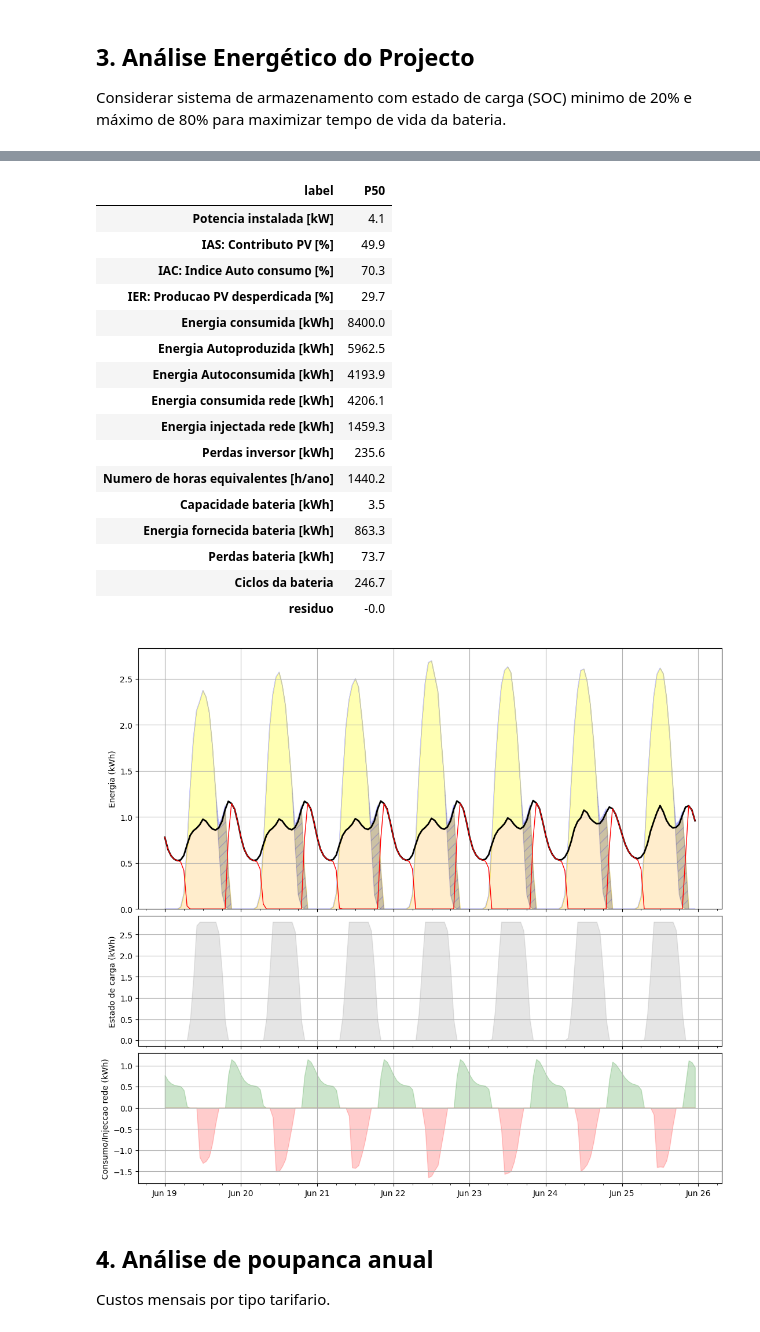
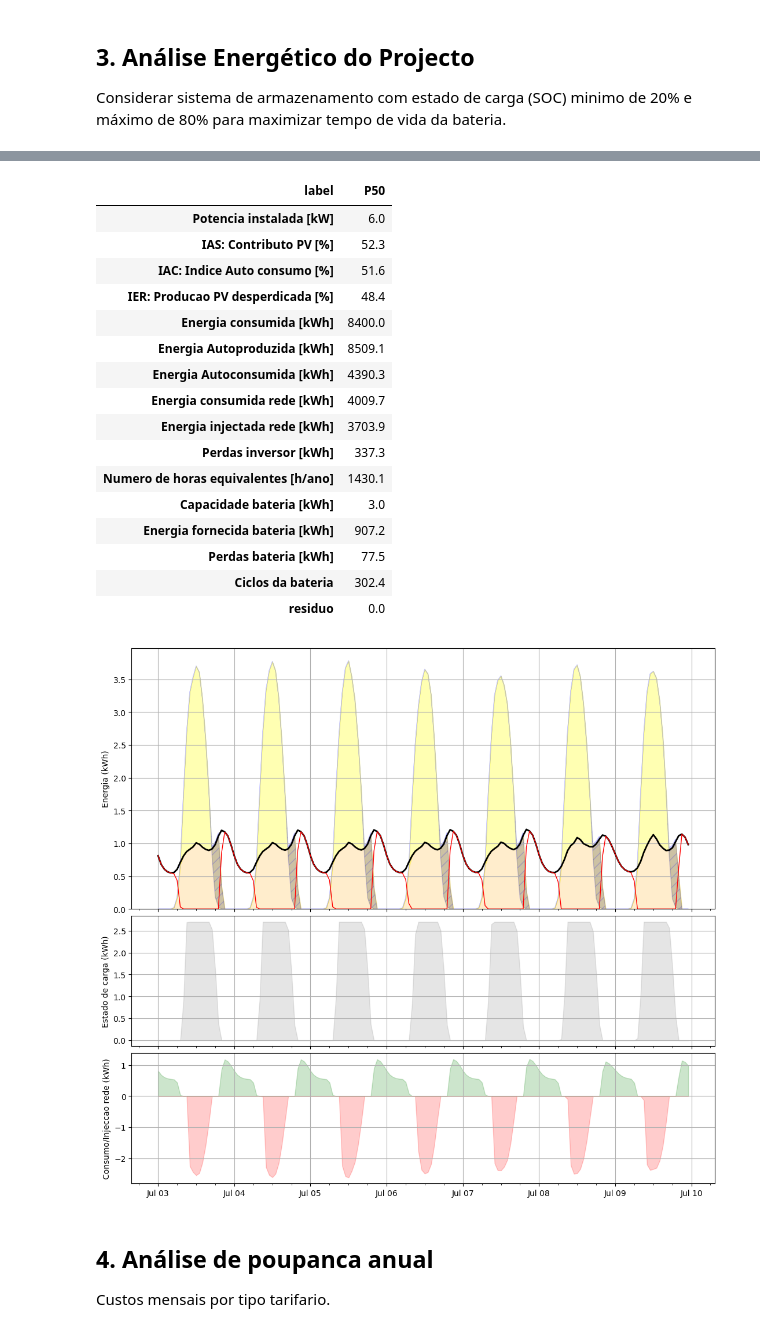
Before and after one commit to mig-l-f/ao-sol, a Jupyter notebook: docs/exemplos/Analise_UPAC_com_bateria.ipynb, the cells around one changed output, grey strips where cells are left out. Cells and saved outputs as stored; diff of their text form; code cells hidden in the pictures.

Commit message:
Update documentacao com exemplos pvgis e consumo

```diff
--- a/docs/exemplos/Analise_UPAC_com_bateria.ipynb
+++ b/docs/exemplos/Analise_UPAC_com_bateria.ipynb
@@ -23,7 +23,7 @@ from IPython.display import HTML, display, display_html
 Analise de um projecto de UPAC com dados de consumo obtidos do portal e-redes, dados de produção obtidos da plataforma PVGIS e subsequente análise dos indicadores principais do projecto: indice auto consumo (IAC), indice de auto suficiência (IAS) e indice entrega à rede (IER). É feita também uma análise financeiro do projecto.
 # %%
 # Parametros do projecto
-nome_projecto = 'Covilha_4.1Kw+3.5Kwh'
+nome_projecto = 'Covilha_6.0Kw+3Kwh'
 # =====================
 # Consumo
 # =====================
@@ -35,14 +35,14 @@ fich_perfil_eredes = r"./consumo/perfis_eredes/E-REDES_Perfil_Consumo_2023.csv"
 # =====================
 # Producao
 # =====================
-capacidade_instalada = 4.14 # em kW
+capacidade_instalada = 5.95 # em kW
 ano_producao = 2023 # converter as datas de producao para este ano
 # Opcoes API PVGIS
 inicio_ano_pvgis = 2005
 fim_ano_pvgis = 2023 # PVGIS-SARAH3 na V5.3 (2005-2023)
 lat = 40.280  # Covilha
 lon = -7.504
-inclinacao = 30
+inclinacao = 45
 azimute = 0.0 # azimute = 180 + x; 0 = Sul
 perdas = 14 # %
 eficiencia_inversor = 0.96
@@ -51,10 +51,11 @@ eficiencia_inversor = 0.96
 # Analise energetica
 # =====================
 analise_com_bateria = True
-capacidade_bat = 3.5 # kWh
+capacidade_bat = 3 # kWh
 soc_min = 0.1 # limite maximo descarregamento em %
-soc_max = 0.9 # limite maximo carregamento em %
+soc_max = 1. # limite maximo carregamento em %, segundo documentacao capacidade util 2.7 kWh 0.9 DOD
 eficiencia_bateria = 0.92
+pot_maxima_bateria = 2.5 # kW , de acordo com documentação
 
 # =====================
 # Analise poupanca anual
@@ -83,12 +84,11 @@ taxa_degradacao_sistema = 0.7 # %/ano
 taxa_inflacao = 2.0 # %/ano
 
 # Custos do projecto
-#total = 2420 + 450 + 150 + 1396 # €
 # investimento_estimado = pv + instalacao + outros_custos
-custo_pv = 2420
-custo_bat = 1396 # plyontech us3000c
+custo_pv = 4044 # 14 trina solar 425Wp + Solax X1-Hybrid 6.0T
+custo_bat = 2000 # Solax triple power T30 3 kWh
 custo_instalacao = 450
-outros_custos = 150
+outros_custos = 800 # monitorização + contador eredes
 # custo manutencao anual como percentagem do investimento
 perc_custo_manutencao = 0.5 # em %
 # apoio estatal (fundo ambiental)
@@ -145,7 +145,7 @@ Considerar sistema de armazenamento com estado de carga (SOC) minimo de 20% e m
 energia_armaz = []
 
 if analise_com_bateria:
-    bat = bateria.bateria(capacidade_bat, soc_min, soc_max, eficiencia_bateria)
+    bat = bateria.bateria(capacidade_bat, soc_min, soc_max, eficiencia_bateria, pot_maxima=pot_maxima_bateria)
 
     # data frames com armazenamento
     energia_armaz = consumo['consumo'].to_frame('consumo')
@@ -168,26 +168,26 @@ if analise_com_bateria:
     indicadores_armaz.print_html("P50")
 # %% [output]
 | label | P50 |
-| Potencia instalada [kW] | 4.1 |
-| IAS: Contributo PV [%] | 49.9 |
-| IAC: Indice Auto consumo [%] | 70.3 |
-| IER: Producao PV desperdicada [%] | 29.7 |
+| Potencia instalada [kW] | 6.0 |
+| IAS: Contributo PV [%] | 52.3 |
+| IAC: Indice Auto consumo [%] | 51.6 |
+| IER: Producao PV desperdicada [%] | 48.4 |
 | Energia consumida [kWh] | 8400.0 |
-| Energia Autoproduzida [kWh] | 5962.5 |
-| Energia Autoconsumida [kWh] | 4193.9 |
-| Energia consumida rede [kWh] | 4206.1 |
-| Energia injectada rede [kWh] | 1459.3 |
-| Perdas inversor [kWh] | 235.6 |
-| Numero de horas equivalentes [h/ano] | 1440.2 |
-| Capacidade bateria [kWh] | 3.5 |
-| Energia fornecida bateria [kWh] | 863.3 |
-| Perdas bateria [kWh] | 73.7 |
-| Ciclos da bateria | 246.7 |
-| residuo | -0.0 |
+| Energia Autoproduzida [kWh] | 8509.1 |
+| Energia Autoconsumida [kWh] | 4390.3 |
+| Energia consumida rede [kWh] | 4009.7 |
+| Energia injectada rede [kWh] | 3703.9 |
+| Perdas inversor [kWh] | 337.3 |
+| Numero de horas equivalentes [h/ano] | 1430.1 |
+| Capacidade bateria [kWh] | 3.0 |
+| Energia fornecida bateria [kWh] | 907.2 |
+| Perdas bateria [kWh] | 77.5 |
+| Ciclos da bateria | 302.4 |
+| residuo | 0.0 |
 # %%
-ae.plot_despacho_energia(energia_armaz, 25)
+ae.plot_despacho_energia(energia_armaz, 27)
 # %% [output]
-[figure, old version]
+[figure, new version]
 # %% [markdown]
 ## 4. Análise de poupanca anual
 
```
Also changed, not shown: parts of 7 cells of this notebook, 8 other files.
